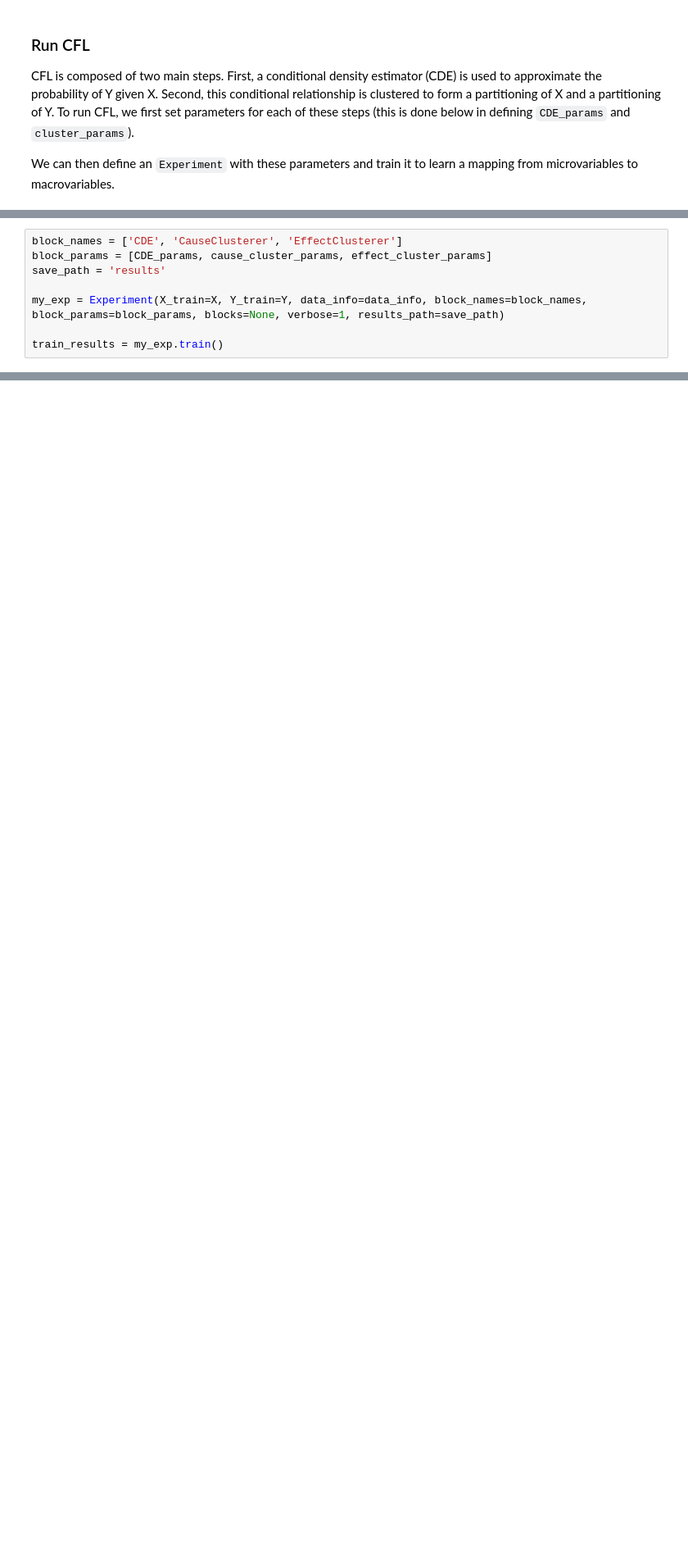
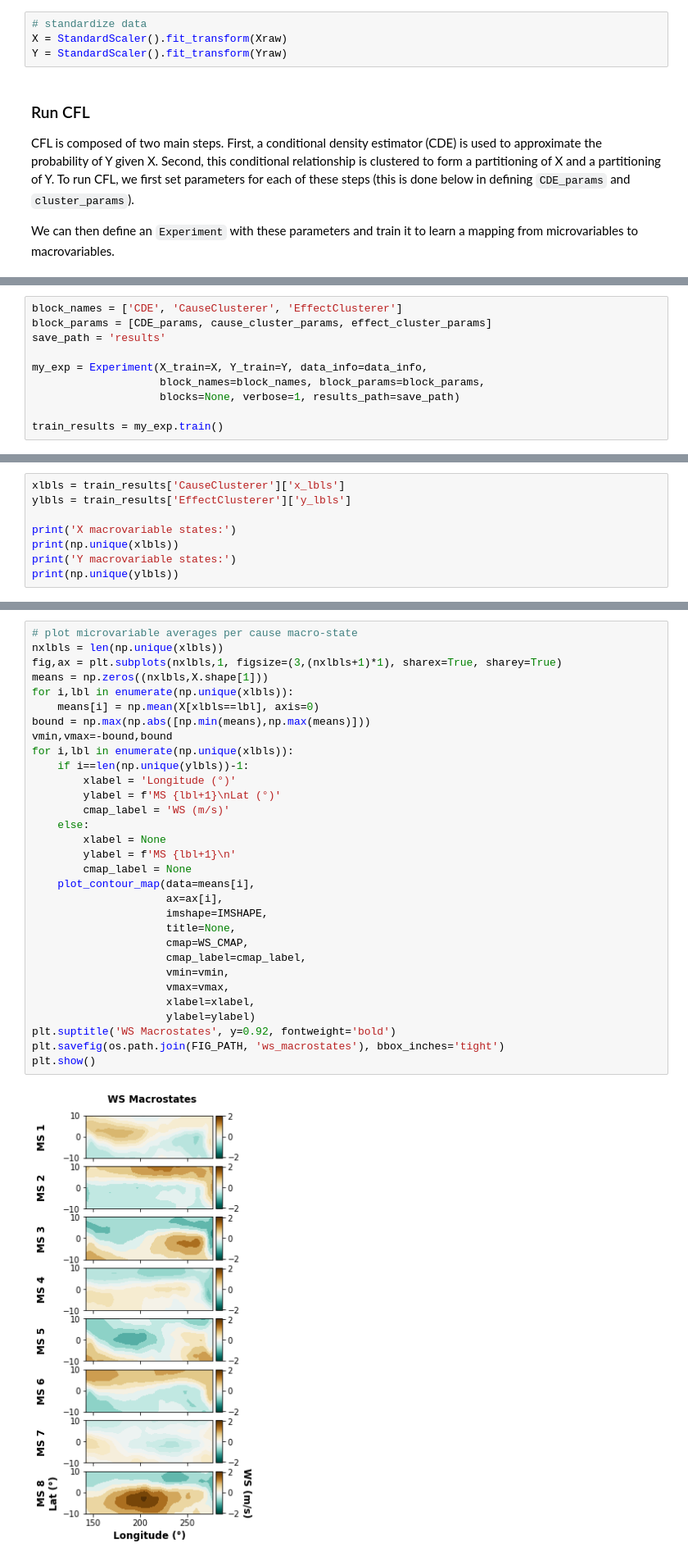
Before and after one commit to eberharf/cfl, a Jupyter notebook: docs/source/examples/el_nino_example.ipynb, the cells around one changed output, grey strips where cells are left out. Shown at 82% size. Cells and saved outputs as stored; diff of their text form; blank space fills up the shorter version.

```diff
--- a/docs/source/examples/el_nino_example.ipynb
+++ b/docs/source/examples/el_nino_example.ipynb
@@ -53,3 +69,7 @@ Y shape: (13140, 495)
+# %%
+# standardize data
+X = StandardScaler().fit_transform(Xraw)
+Y = StandardScaler().fit_transform(Yraw)
 # %% [markdown]
 ### Run CFL
 
@@ -86,6 +115,8 @@ block_names = ['CDE', 'CauseClusterer', 'EffectClusterer']
 block_params = [CDE_params, cause_cluster_params, effect_cluster_params]
 save_path = 'results'
 
-my_exp = Experiment(X_train=X, Y_train=Y, data_info=data_info, block_names=block_names, block_params=block_params, blocks=None, verbose=1, results_path=save_path)
+my_exp = Experiment(X_train=X, Y_train=Y, data_info=data_info,
+                    block_names=block_names, block_params=block_params,
+                    blocks=None, verbose=1, results_path=save_path)
 
 train_results = my_exp.train()
@@ -126,0 +125,8 @@ array([3, 3, 1, ..., 3, 1, 1], dtype=int32)
+# %%
+xlbls = train_results['CauseClusterer']['x_lbls']
+ylbls = train_results['EffectClusterer']['y_lbls']
+
+print('X macrovariable states:')
+print(np.unique(xlbls))
+print('Y macrovariable states:')
+print(np.unique(ylbls))
@@ -126,0 +144,33 @@ array([3, 3, 1, ..., 3, 1, 1], dtype=int32)
+# %%
+# plot microvariable averages per cause macro-state
+nxlbls = len(np.unique(xlbls))
+fig,ax = plt.subplots(nxlbls,1, figsize=(3,(nxlbls+1)*1), sharex=True, sharey=True)
+means = np.zeros((nxlbls,X.shape[1]))
+for i,lbl in enumerate(np.unique(xlbls)):
+    means[i] = np.mean(X[xlbls==lbl], axis=0)
+bound = np.max(np.abs([np.min(means),np.max(means)]))
+vmin,vmax=-bound,bound
+for i,lbl in enumerate(np.unique(xlbls)):
+    if i==len(np.unique(ylbls))-1:
+        xlabel = 'Longitude (°)'
+        ylabel = f'MS {lbl+1}\nLat (°)'
+        cmap_label = 'WS (m/s)'
+    else:
+        xlabel = None
+        ylabel = f'MS {lbl+1}\n'
+        cmap_label = None
+    plot_contour_map(data=means[i],
+                     ax=ax[i],
+                     imshape=IMSHAPE,
+                     title=None,
+                     cmap=WS_CMAP,
+                     cmap_label=cmap_label,
+                     vmin=vmin,
+                     vmax=vmax,
+                     xlabel=xlabel,
+                     ylabel=ylabel)
+plt.suptitle('WS Macrostates', y=0.92, fontweight='bold')
+plt.savefig(os.path.join(FIG_PATH, 'ws_macrostates'), bbox_inches='tight')
+plt.show()
+# %% [output]
+[figure, added]
```
Also changed, not shown: parts of 17 cells of this notebook, 7 other files.
